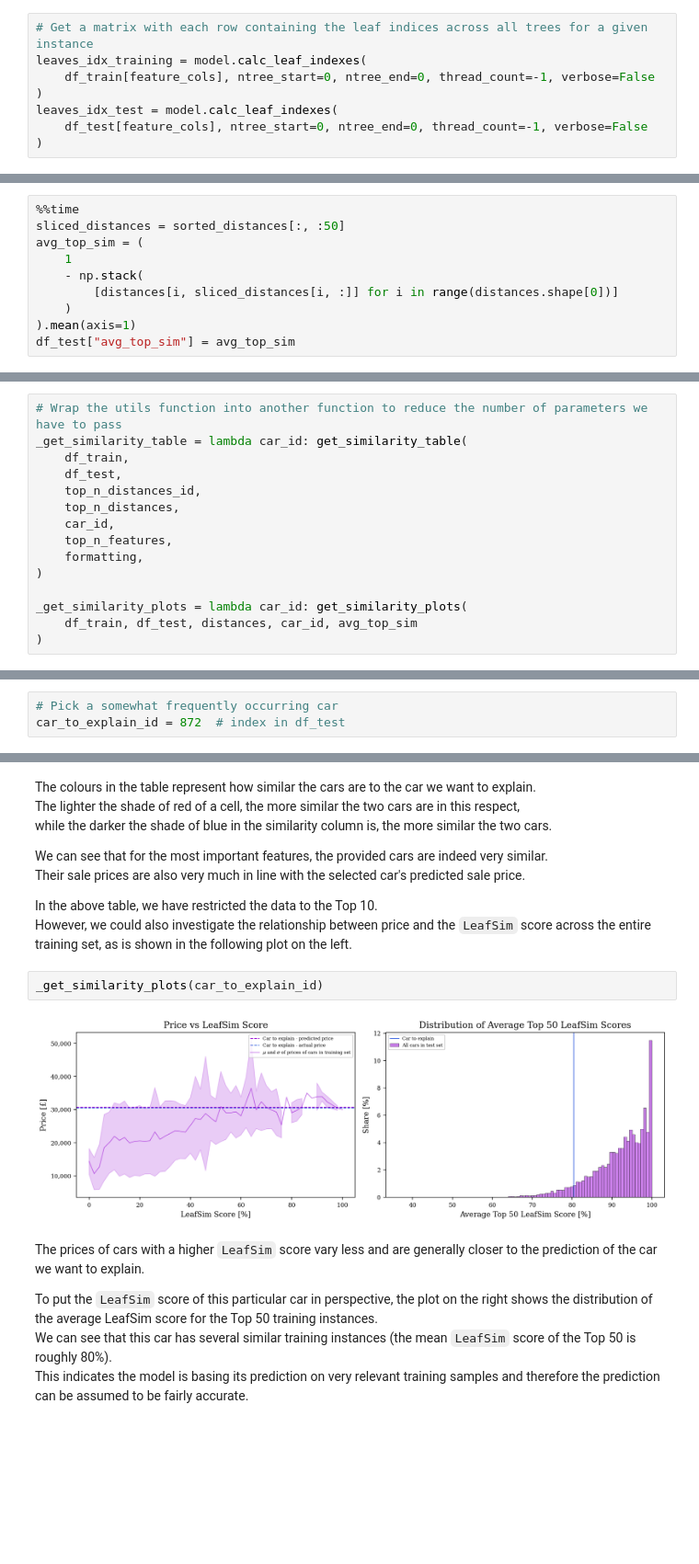
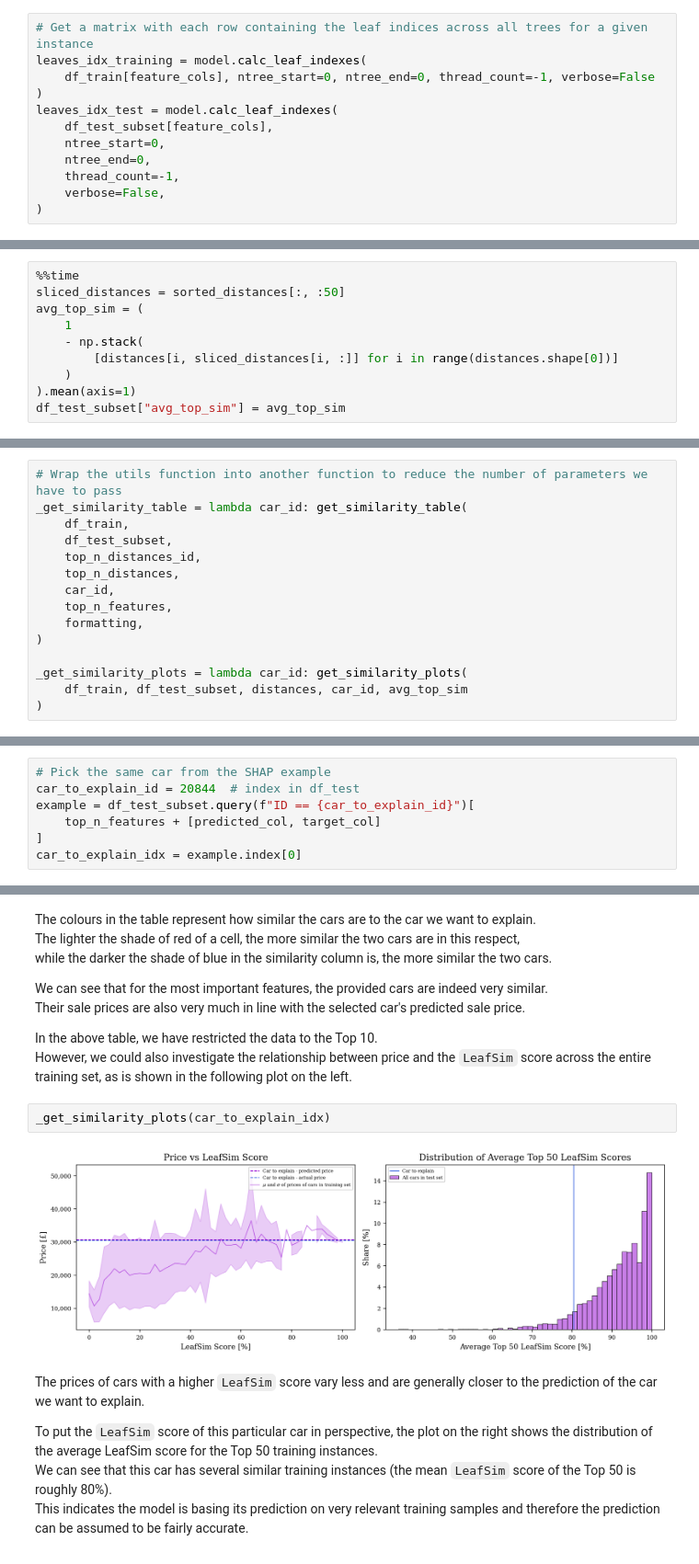
Before and after one commit to calyptis/LeafSim, a Jupyter notebook: notebooks/LeafSim.ipynb, the cells around one changed output, grey strips where cells are left out. Shown at 92% size. Saved outputs shown, nothing was run; the diff lists cells and outputs as text; blank space fills up the shorter version.

Commit message:
making sure 2 examples referenced in text are always in test set + reduce computational complexity by subsampling test set for LeafSim plots

```diff
--- a/notebooks/LeafSim.ipynb
+++ b/notebooks/LeafSim.ipynb
@@ -371,7 +406,11 @@ leaves_idx_training = model.calc_leaf_indexes(
     df_train[feature_cols], ntree_start=0, ntree_end=0, thread_count=-1, verbose=False
 )
 leaves_idx_test = model.calc_leaf_indexes(
-    df_test[feature_cols], ntree_start=0, ntree_end=0, thread_count=-1, verbose=False
+    df_test_subset[feature_cols],
+    ntree_start=0,
+    ntree_end=0,
+    thread_count=-1,
+    verbose=False,
 )
 # %%
 %%time
@@ -441,5 +480,5 @@ avg_top_sim = (
         [distances[i, sliced_distances[i, :]] for i in range(distances.shape[0])]
     )
 ).mean(axis=1)
-df_test["avg_top_sim"] = avg_top_sim
+df_test_subset["avg_top_sim"] = avg_top_sim
 # %% [output]
@@ -449,7 +488,7 @@ Wall time: 47.7 s
 # Wrap the utils function into another function to reduce the number of parameters we have to pass
 _get_similarity_table = lambda car_id: get_similarity_table(
     df_train,
-    df_test,
+    df_test_subset,
     top_n_distances_id,
     top_n_distances,
     car_id,
@@ -458,13 +497,17 @@ _get_similarity_table = lambda car_id: get_similarity_table(
 )
 
 _get_similarity_plots = lambda car_id: get_similarity_plots(
-    df_train, df_test, distances, car_id, avg_top_sim
+    df_train, df_test_subset, distances, car_id, avg_top_sim
 )
 # %% [markdown]
 ## Example 1
 # %% [markdown]
 As a first example, we will pick the BMW that we previously used to explain SHAP, and as this is a common brand and model, we expect the model to make a reasonably accurate prediction.
 # %%
-# Pick a somewhat frequently occurring car
-car_to_explain_id = 872  # index in df_test
+# Pick the same car from the SHAP example
+car_to_explain_id = 20844  # index in df_test
+example = df_test_subset.query(f"ID == {car_to_explain_id}")[
+    top_n_features + [predicted_col, target_col]
+]
+car_to_explain_idx = example.index[0]
 # %%
@@ -510,9 +549,9 @@ Their sale prices are also very much in line with the selected car's predicted s
 In the above table, we have restricted the data to the Top 10.<br/>
 However, we could also investigate the relationship between price and the `LeafSim` score across the entire training set, as is shown in the following plot on the left.
 # %%
-_get_similarity_plots(car_to_explain_id)
+_get_similarity_plots(car_to_explain_idx)
 # %% [output]
-[figure, old version]
+[figure, new version]
 # %% [markdown]
 The prices of cars with a higher `LeafSim` score vary less and are generally closer to the prediction of the car we want to explain.
 
```
Also changed, not shown: parts of 20 cells of this notebook.
